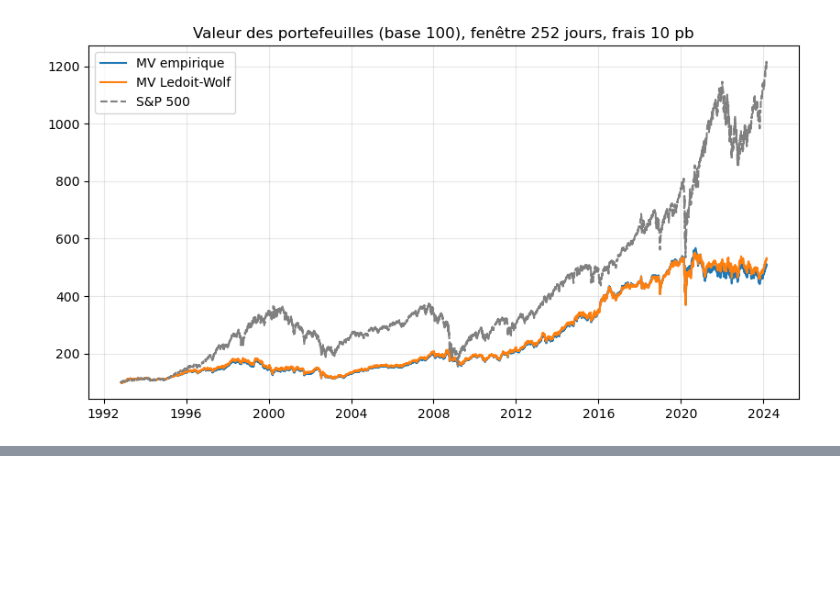
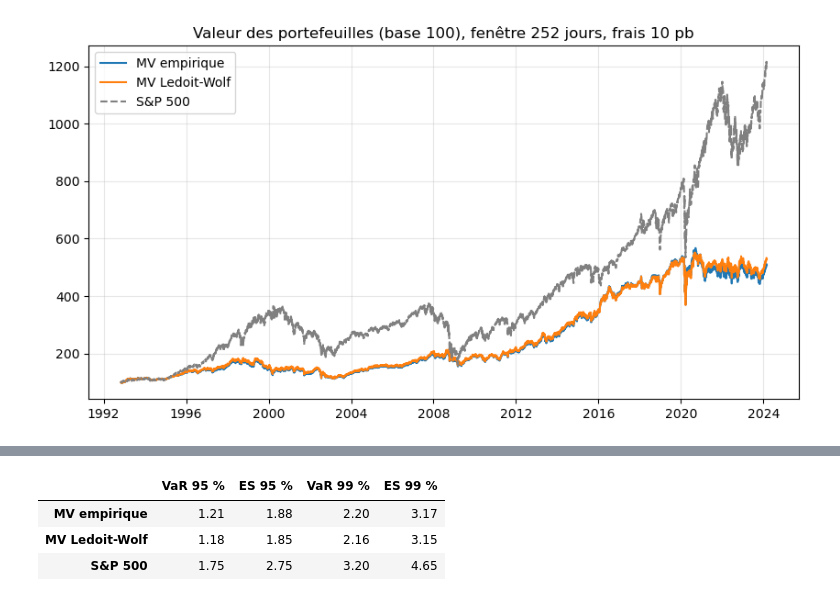
Before and after one commit to Raphaellau26/Estimation-robuste-du-risque-et-optimisation-de-portefeuille, a Jupyter notebook: notebooks/ledoit_wolf.ipynb, the cells around one changed output, grey strips where cells are left out. Drawn from its saved outputs; the diff is of its cells as text; code cells hidden in the pictures; blank space fills up the shorter version.

```diff
--- a/notebooks/ledoit_wolf.ipynb
+++ b/notebooks/ledoit_wolf.ipynb
@@ -197,0 +203,19 @@ plt.show()
+# %%
+def var_es(r, niveau):
+    var = -r.quantile(1 - niveau)       # perte dépassée seulement (1 - niveau) % des jours
+    es = -r[r <= -var].mean()           # perte moyenne au-delà de la VaR
+    return var, es
+
+risque = {}
+for col in rend.columns:
+    var95, es95 = var_es(rend[col], 0.95)
+    var99, es99 = var_es(rend[col], 0.99)
+    risque[col] = {'VaR 95 %': var95, 'ES 95 %': es95, 'VaR 99 %': var99, 'ES 99 %': es99}
+
+risque = pd.DataFrame(risque).T
+(risque * 100).round(2)   # en % de perte sur un jour
+# %% [output]
+|  | VaR 95 % | ES 95 % | VaR 99 % | ES 99 % |
+| MV empirique | 1.21 | 1.88 | 2.20 | 3.17 |
+| MV Ledoit-Wolf | 1.18 | 1.85 | 2.16 | 3.15 |
+| S&P 500 | 1.75 | 2.75 | 3.20 | 4.65 |
```
Also changed, not shown: parts of 4 cells of this notebook, 1 other file.
